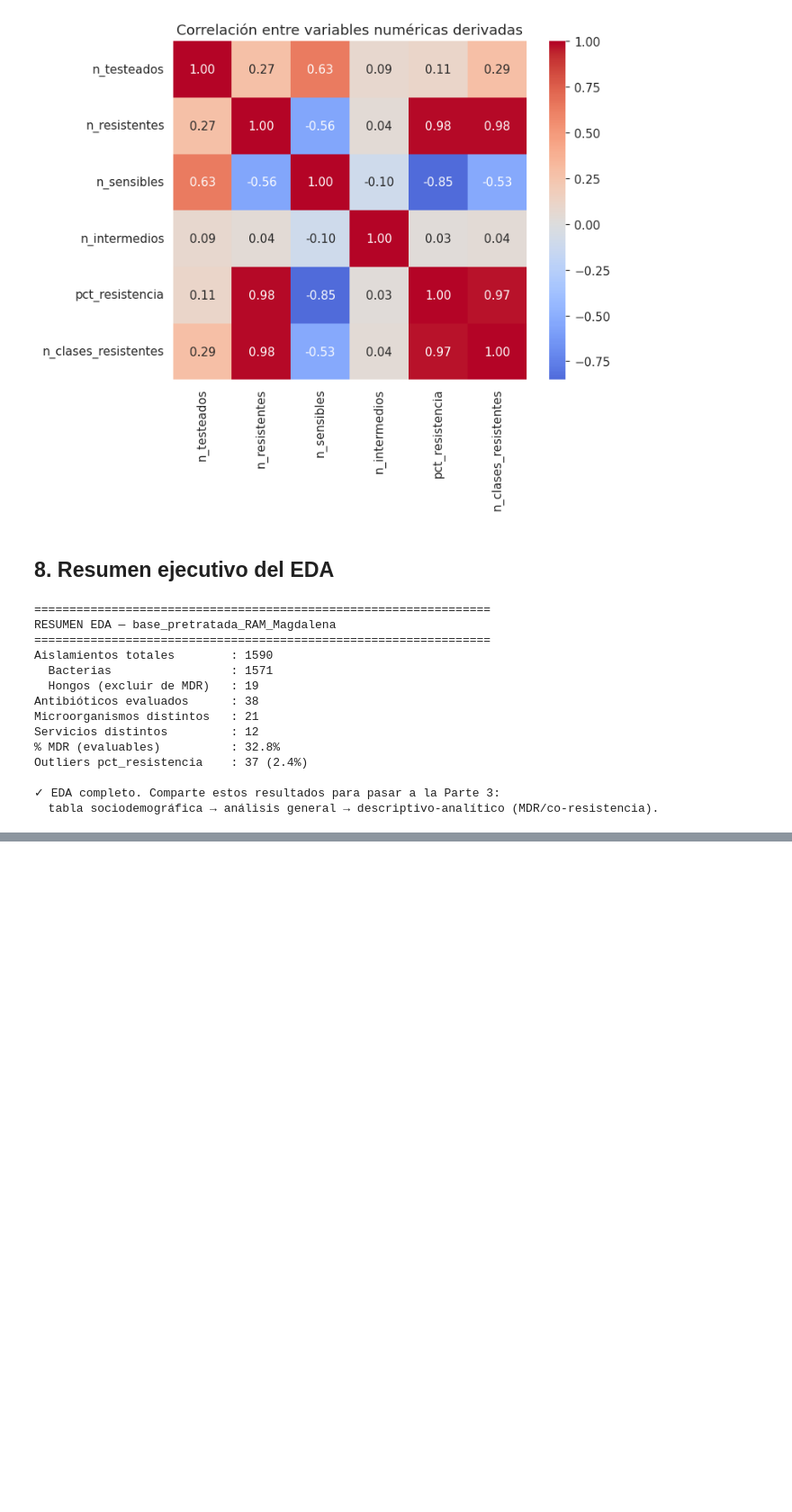
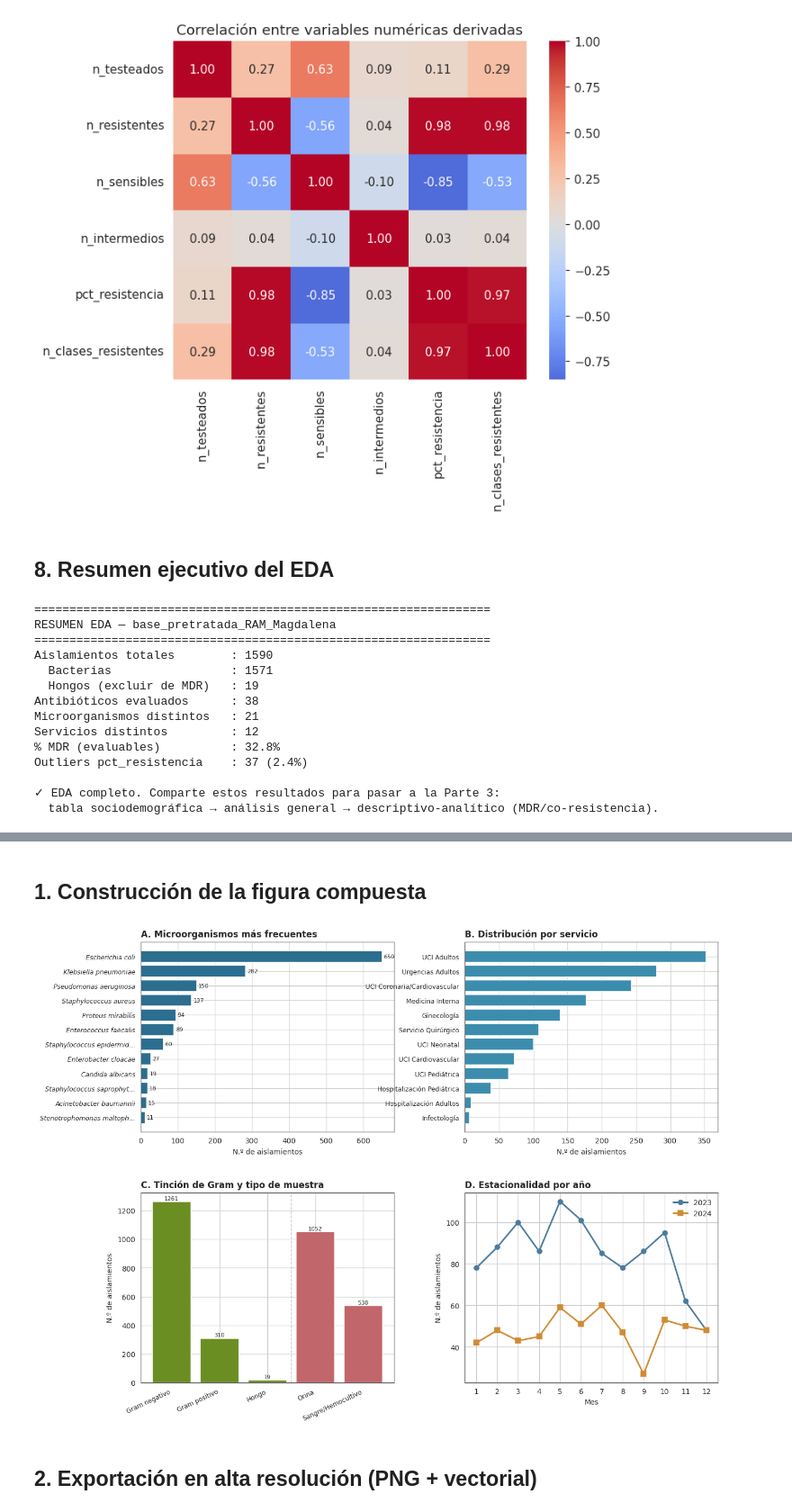
Before and after one commit to liscano2/ALBERTO-EPIDEMIOLOGIA, a Jupyter notebook: albertoepidemiologiajulio.ipynb, the cells around one changed output, grey strips where cells are left out. Shown at 90% size. Cells and saved outputs as stored; diff of their text form; code cells hidden in the pictures; blank space fills up the shorter version.

```diff
--- a/albertoepidemiologiajulio.ipynb
+++ b/albertoepidemiologiajulio.ipynb
@@ -453,0 +469,17 @@ Outliers pct_resistencia    : 37 (2.4%)
+# %%
+import pandas as pd
+import numpy as np
+from scipy.stats import chi2_contingency
+
+# Si no está en memoria desde el EDA, recárgalo:
+# df_base_pretratada = pd.read_excel("base_pretratada_RAM_Magdalena.xlsx", sheet_name="datos_aislamientos")
+
+df = df_base_pretratada.copy()
+
+# Agrupar microorganismos: top 8 + "Otros"
+TOP_N = 8
+top_especies = df["microorganismo"].value_counts().head(TOP_N).index.tolist()
+df["micro_grp"] = df["microorganismo"].where(df["microorganismo"].isin(top_especies), "Otros")
+
+print("Total aislamientos:", len(df))
+print("2023:", (df['anio']==2023).sum(), "| 2024:", (df['anio']==2024).sum())
@@ -453,0 +693,60 @@ Outliers pct_resistencia    : 37 (2.4%)
+# %% [markdown]
+## 1. Construcción de la figura compuesta
+# %%
+fig = plt.figure(figsize=(13, 10))
+gs = gridspec.GridSpec(2, 2, figure=fig, hspace=0.32, wspace=0.28)
+
+# ---------- Panel A: Microorganismos (top 12) ----------
+axA = fig.add_subplot(gs[0, 0])
+top = df["microorganismo"].value_counts().head(12)[::-1]
+axA.barh(range(len(top)), top.values, color=COL_MICRO)
+axA.set_yticks(range(len(top)))
+axA.set_yticklabels([t if len(t) < 26 else t[:24] + "…" for t in top.index],
+                    fontsize=8, fontstyle="italic")
+axA.set_xlabel("N.º de aislamientos")
+axA.set_title("A. Microorganismos más frecuentes", loc="left")
+for i, v in enumerate(top.values):
+    axA.text(v + 5, i, str(v), va="center", fontsize=7)
+
+# ---------- Panel B: Servicios ----------
+axB = fig.add_subplot(gs[0, 1])
+serv = df["servicio"].value_counts()[::-1]
+axB.barh(range(len(serv)), serv.values, color=COL_SERV)
+axB.set_yticks(range(len(serv)))
+axB.set_yticklabels(serv.index, fontsize=8)
+axB.set_xlabel("N.º de aislamientos")
+axB.set_title("B. Distribución por servicio", loc="left")
+
+# ---------- Panel C: Gram + tipo de muestra ----------
+axC = fig.add_subplot(gs[1, 0])
+gram = df["tipo_microorg"].value_counts().reindex(["Gram negativo", "Gram positivo", "Hongo"])
+muestra = df["tipo_muestra"].value_counts()
+cats = list(gram.index) + list(muestra.index)
+vals = list(gram.values) + list(muestra.values)
+colors = [COL_GRAM]*len(gram) + [COL_MUES]*len(muestra)
+bars = axC.bar(range(len(cats)), vals, color=colors)
+axC.set_xticks(range(len(cats)))
+axC.set_xticklabels(cats, rotation=25, ha="right", fontsize=8)
+axC.set_ylabel("N.º de aislamientos")
+axC.set_title("C. Tinción de Gram y tipo de muestra", loc="left")
+axC.axvline(len(gram) - 0.5, color="#cccccc", ls="--", lw=1)   # separador visual
+for b, v in zip(bars, vals):
+    axC.text(b.get_x() + b.get_width()/2, v + 10, str(v), ha="center", fontsize=7)
+
+# ---------- Panel D: Estacionalidad ----------
+axD = fig.add_subplot(gs[1, 1])
+piv = pd.crosstab(df["mes"], df["anio"])
+axD.plot(piv.index, piv[2023], marker="o", color=COL_2023, label="2023", lw=2)
+axD.plot(piv.index, piv[2024], marker="s", color=COL_2024, label="2024", lw=2)
+axD.set_xticks(range(1, 13))
+axD.set_xlabel("Mes")
+axD.set_ylabel("N.º de aislamientos")
+axD.set_title("D. Estacionalidad por año", loc="left")
+axD.legend(frameon=False)
+
+
+plt.show()
+# %% [output]
+[figure, added]
+# %% [markdown]
+## 2. Exportación en alta resolución (PNG + vectorial)
```
Also changed, not shown: parts of 95 cells of this notebook.
